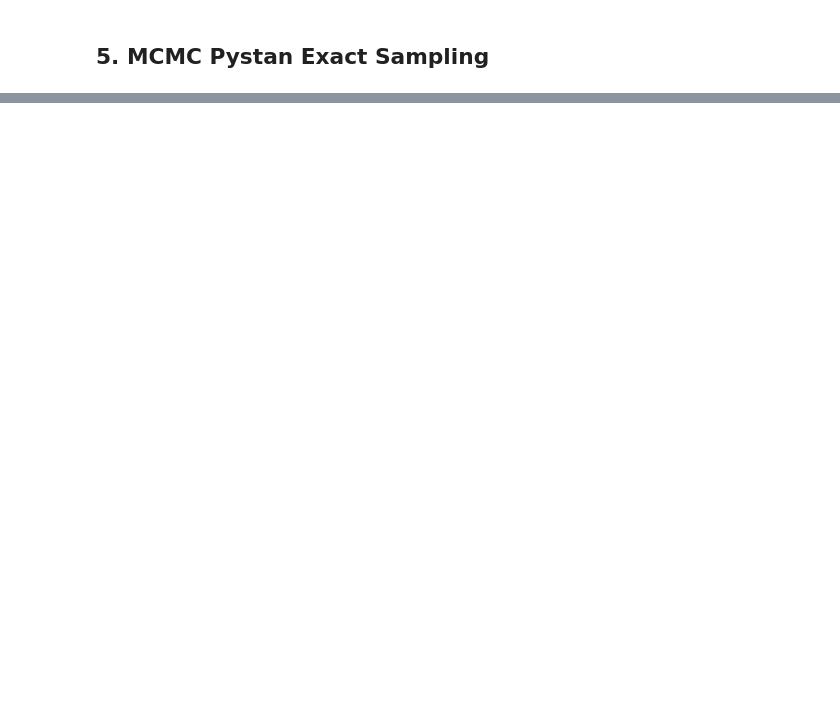
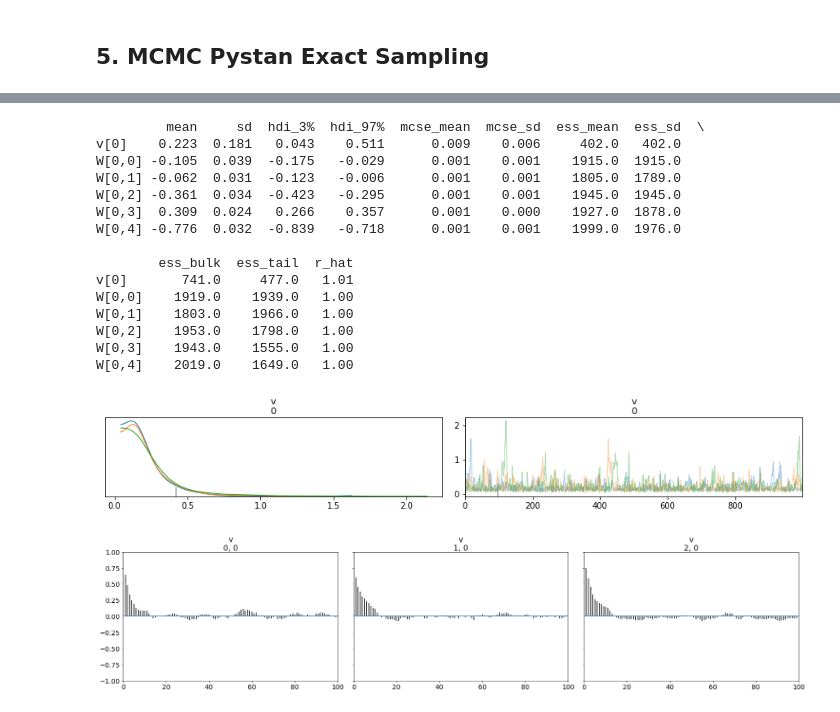
Before and after one commit to LeonCaesa/Gibbs, a Jupyter notebook: Match.ipynb, the cells around one changed output, grey strips where cells are left out. Cells and saved outputs as stored; diff of their text form; code cells hidden in the pictures; blank space fills up the shorter version.

```diff
--- a/Match.ipynb
+++ b/Match.ipynb
@@ -276,6 +274,7 @@ ppca_dat_standard = {'D': d,
                      'a_vj': a_vj[0],
 #                     'epsilon': epsilon,
                      'beta_vj': beta_vj[0],
+                     'sigma2':sigma2_star,
                      'a_sigma2': a_sigma2,
                      'beta_sigma2': beta_sigma2,
 #                     'v': v_star_list
@@ -287,3 +293,21 @@ fit_exact = sm.sampling(data=ppca_dat_standard,
 # %%
-az_v_sigma2_plot(fit_exact, ['sigma2','v'])
+az_v_sigma2_plot(fit_exact, ['v'])
+# %% [output]
+         mean     sd  hdi_3%  hdi_97%  mcse_mean  mcse_sd  ess_mean  ess_sd  \
+v[0]    0.223  0.181   0.043    0.511      0.009    0.006     402.0   402.0
+W[0,0] -0.105  0.039  -0.175   -0.029      0.001    0.001    1915.0  1915.0
+W[0,1] -0.062  0.031  -0.123   -0.006      0.001    0.001    1805.0  1789.0
+W[0,2] -0.361  0.034  -0.423   -0.295      0.001    0.001    1945.0  1945.0
+W[0,3]  0.309  0.024   0.266    0.357      0.001    0.000    1927.0  1878.0
+W[0,4] -0.776  0.032  -0.839   -0.718      0.001    0.001    1999.0  1976.0
+
+        ess_bulk  ess_tail  r_hat
+v[0]       741.0     477.0   1.01
+W[0,0]    1919.0    1939.0   1.00
+W[0,1]    1803.0    1966.0   1.00
+W[0,2]    1953.0    1798.0   1.00
+W[0,3]    1943.0    1555.0   1.00
+W[0,4]    2019.0    1649.0   1.00
+[figure, added]
+[figure, added]
 # %%
```
Also changed, not shown: parts of 29 cells of this notebook, 4 other files.
